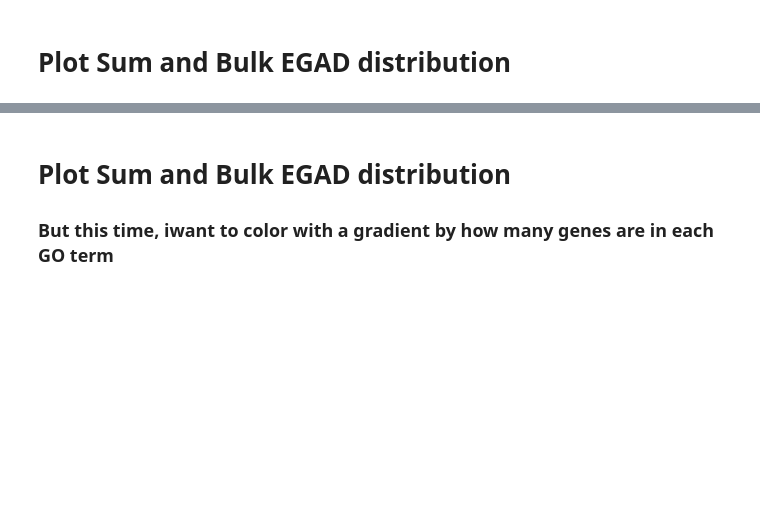
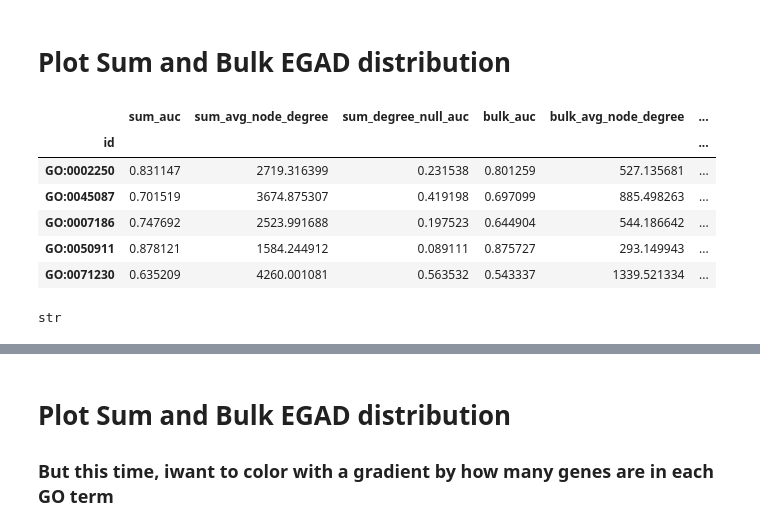
Before and after one commit to AlexAdrian-Hamazaki/Pseudobulk_Function_Pipeline, a Jupyter notebook: bin/exploration/compareEGAGOBal.ipynb, the cells around one changed output, grey strips where cells are left out. Saved outputs shown, nothing was run; the diff lists cells and outputs as text; code cells hidden in the pictures; blank space fills up the shorter version.

```diff
--- a/bin/exploration/compareEGAGOBal.ipynb
+++ b/bin/exploration/compareEGAGOBal.ipynb
@@ -22 +38,15 @@ merged =  sum_EGAD.join(bulk_EGAD, how='inner')
+# %%
+merged.head()
+# %% [output]
+|  | sum_auc | sum_avg_node_degree | sum_degree_null_auc | bulk_auc | bulk_avg_node_degree | ... |
+| id |  |  |  |  |  | ... |
+| GO:0002250 | 0.831147 | 2719.316399 | 0.231538 | 0.801259 | 527.135681 | ... |
+| GO:0045087 | 0.701519 | 3674.875307 | 0.419198 | 0.697099 | 885.498263 | ... |
+| GO:0007186 | 0.747692 | 2523.991688 | 0.197523 | 0.644904 | 544.186642 | ... |
+| GO:0050911 | 0.878121 | 1584.244912 | 0.089111 | 0.875727 | 293.149943 | ... |
+| GO:0071230 | 0.635209 | 4260.001081 | 0.563532 | 0.543337 | 1339.521334 | ... |
+# %%
+type(merged.CTAffiliations.unique()[2])
+# %% [output]
+str
 # %%
```
Also changed, not shown: parts of 10 cells of this notebook, 36 other files.
